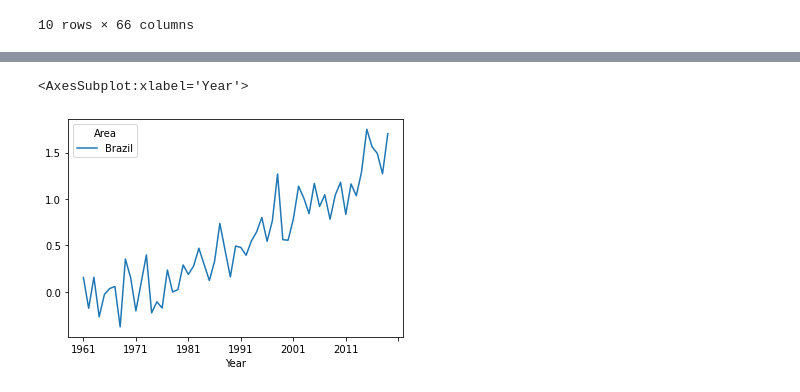
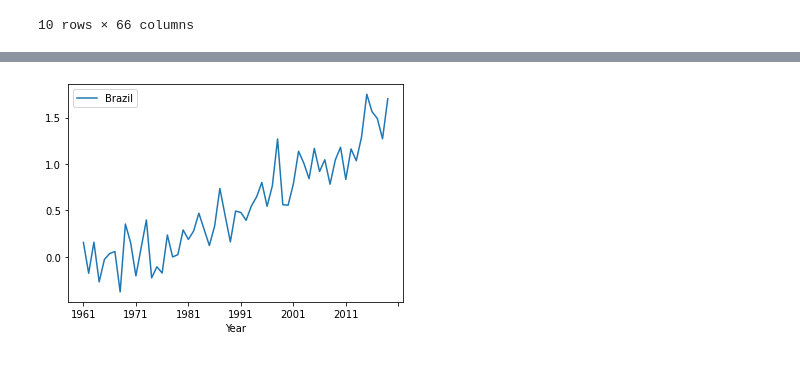
Before and after one commit to ramarh1/Global-Temperatures, a Jupyter notebook: global_temps.ipynb, the cells around one changed output, grey strips where cells are left out. Saved outputs shown, nothing was run; the diff lists cells and outputs as text; code cells hidden in the pictures.

```diff
--- a/global_temps.ipynb
+++ b/global_temps.ipynb
@@ -62,5 +65,4 @@ brazil_stats.head()
-# %%
-brazil_stats.plot()
-# %% [output]
-<AxesSubplot:xlabel='Year'>
-[figure, removed]
+# %%
+fig = brazil_stats.plot(x="Year", y="Brazil")
+# %% [output]
+[figure, added]
```
Also changed, not shown: parts of 3 cells of this notebook.
